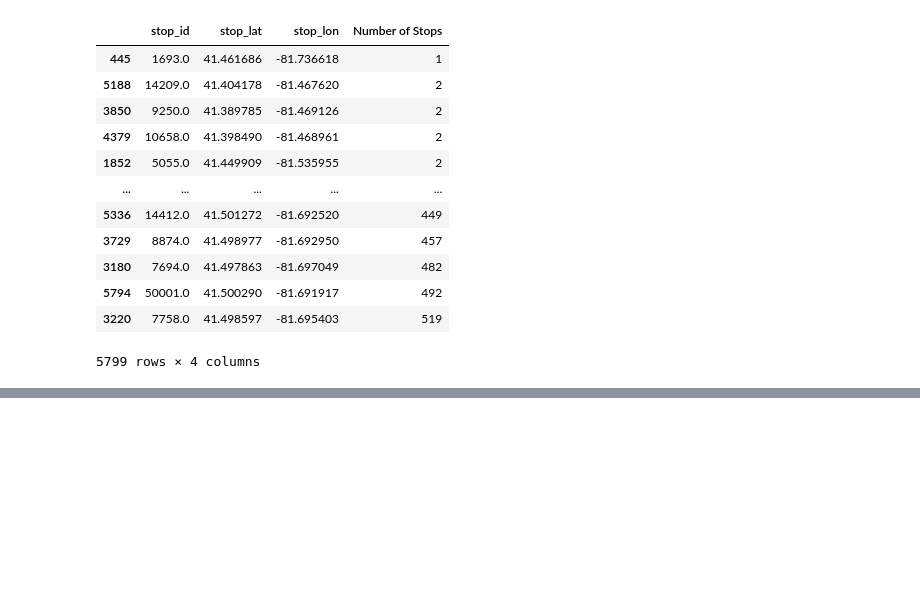
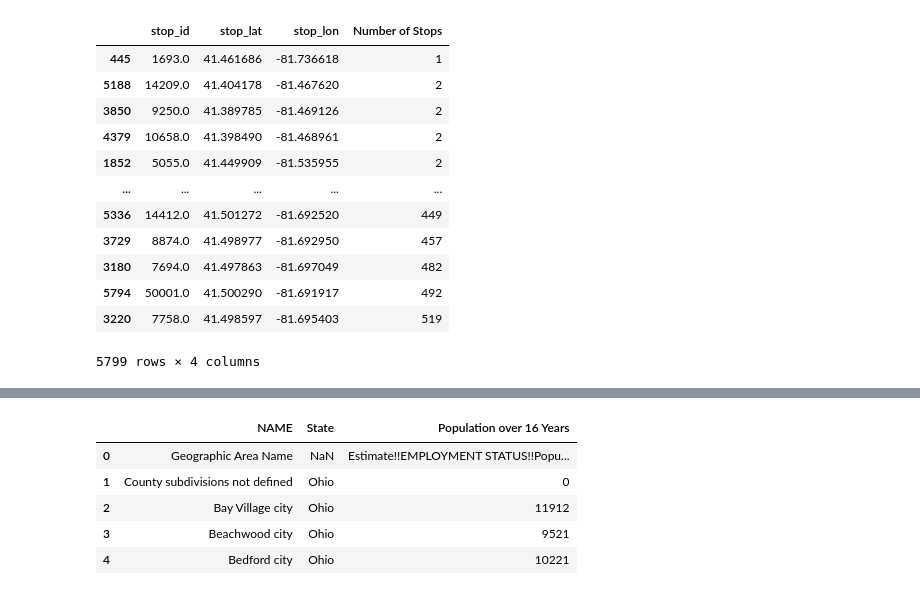
Before and after one commit to tanazimmer/Project1, a Jupyter notebook: bus_project.ipynb, the cells around one changed output, grey strips where cells are left out. Drawn from its saved outputs; the diff is of its cells as text; code cells hidden in the pictures; blank space fills up the shorter version.

```diff
--- a/bus_project.ipynb
+++ b/bus_project.ipynb
@@ -106,0 +131,10 @@ stop_sort
+# %%
+cuhayoga_rta = cuhayoga_census.loc[:, ["NAME", "State", "Population over 16 Years"]]
+cuhayoga_rta.head()
+# %% [output]
+|  | NAME | State | Population over 16 Years |
+| 0 | Geographic Area Name | NaN | Estimate!!EMPLOYMENT STATUS!!Popu... |
+| 1 | County subdivisions not defined | Ohio | 0 |
+| 2 | Bay Village city | Ohio | 11912 |
+| 3 | Beachwood city | Ohio | 9521 |
+| 4 | Bedford city | Ohio | 10221 |
```
Also changed, not shown: parts of 8 cells of this notebook.
